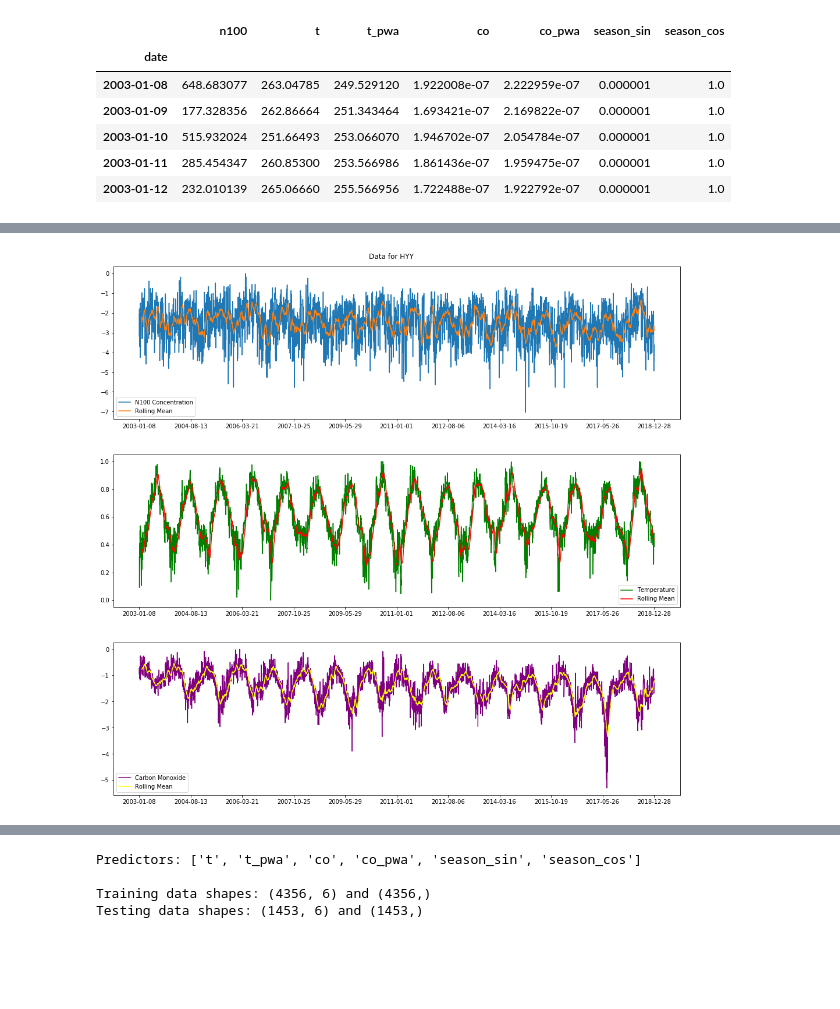
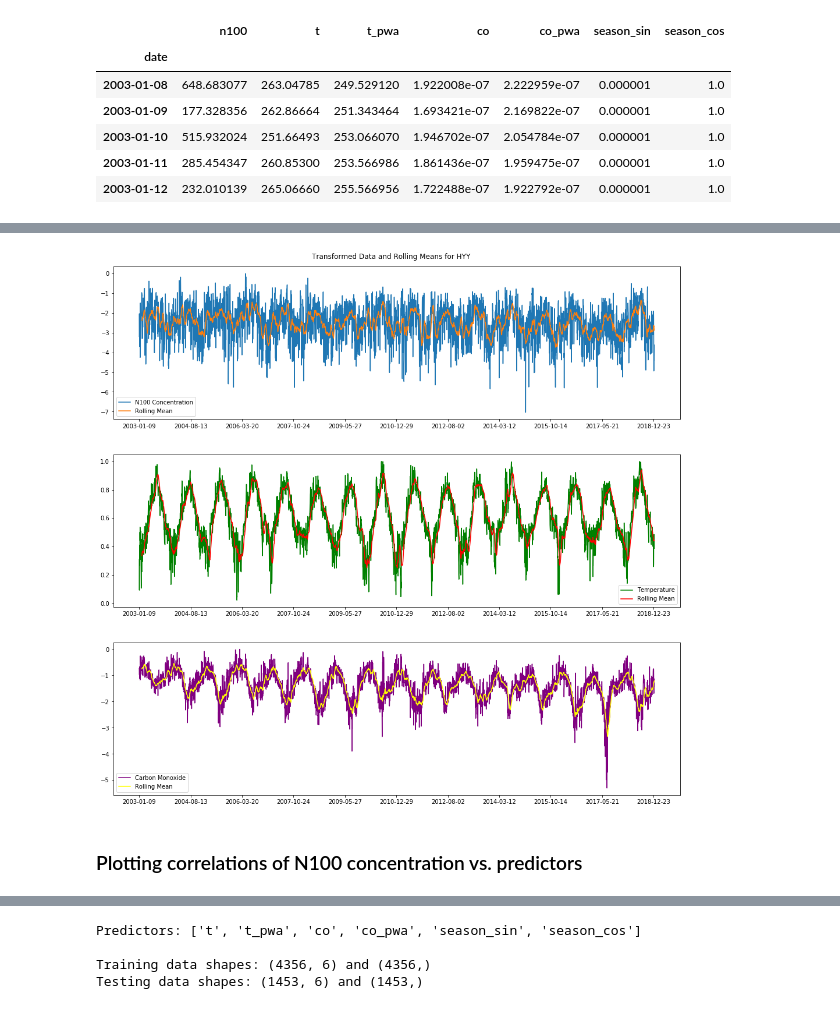
Before and after one commit to ellarauth/aerosol-modeling, a Jupyter notebook: notebooks/explore.ipynb, the cells around one changed output, grey strips where cells are left out. Cells and saved outputs as stored; diff of their text form; code cells hidden in the pictures; blank space fills up the shorter version.

```diff
--- a/notebooks/explore.ipynb
+++ b/notebooks/explore.ipynb
@@ -235,0 +225,9 @@ Number of removed rows: 5
+# %%
+subset_mask = np.isinf(df_log).any(axis=1) == False
+
+df = df.reset_index(drop=True).loc[subset_mask]
+df_log = df_log.loc[subset_mask]
+df_scaled = df_scaled.loc[subset_mask]
+dates = pd.Series(dates).loc[subset_mask]
+
+print('Number of removed rows:', sum(subset_mask ==False))
@@ -235,0 +238,17 @@ Number of removed rows: 5
+# %%
+df_comb = [df_log.n100]  # log-transformed N100 concentration
+
+if use_t:
+    df_comb.append(df_scaled.t)  # min-max scaled temperature
+    if use_pwa:
+        df_comb.append(df_scaled.t_pwa)  # PWA of min-max scaled temperature
+if use_co:
+    df_comb.append(df_log.co)  # log-transformed CO concentration
+    if use_pwa:
+        df_comb.append(df_log.co_pwa)  # PWA of log-transformed CO concentration
+if use_season:
+    df_comb.extend([df.season_sin, df.season_cos])  # sin and cos of seasons
+
+df_comb = pd.DataFrame(np.array(df_comb).T)
+df_comb.columns = df.columns.values
+df_comb.head()
@@ -236,2 +264,5 @@ Number of removed rows: 5
+# %%
+window_size = 30
+df_comb_ma = df_comb.copy().rolling(window=window_size).mean()[window_size:]
 # %% [markdown]
 ## Visualizations
@@ -270,29 +296,30 @@ ax[2].set_title('Carbon Monoxide (log-transformed)');
 # %%
-# plotting log-transformed data and trend (moving average)
 idx = df_log.shape[0]
 step = int(idx / 10)
 xticks_mask = list(range(0, idx, step))
 xticks = pd.Series(dates).iloc[xticks_mask]
 
 fig, ax = plt.subplots(3, 1)
 fig.set_size_inches(15,14)
 
-ax[0].plot(df_log.n100[:idx], label='N100 Concentration')
-ax[0].plot(df_log_ma.n100[:idx], label='Rolling Mean')
+ax[0].plot(df_comb.n100[:idx], label='N100 Concentration')
+ax[0].plot(df_comb_ma.n100[:idx], label='Rolling Mean')
 
-ax[1].plot(df_scaled.t[:idx], label='Temperature', c='green')
-ax[1].plot(df_scaled_ma.t[:idx], label='Rolling Mean', c='red')
+ax[1].plot(df_comb.t[:idx], label='Temperature', c='green')
+ax[1].plot(df_comb_ma.t[:idx], label='Rolling Mean', c='red')
 
-ax[2].plot(df_log.co[:idx], label='Carbon Monoxide', c='purple')
-ax[2].plot(df_log_ma.co[:idx], label='Rolling Mean', c='yellow')
+ax[2].plot(df_comb.co[:idx], label='Carbon Monoxide', c='purple')
+ax[2].plot(df_comb_ma.co[:idx], label='Rolling Mean', c='yellow')
 
 for i in range(3):
     ax[i].legend()
     ax[i].set_xticks(xticks_mask)
     ax[i].set_xticklabels(xticks)
 
 fig.tight_layout(pad=4)
-fig.suptitle('Data for '+city);
+fig.suptitle('Transformed Data and Rolling Means for '+city);
 # %% [output]
-[figure, old version]
+[figure, new version]
+# %% [markdown]
+### Plotting correlations of N100 concentration vs. predictors
 # %%
```
Also changed, not shown: parts of 25 cells of this notebook.
